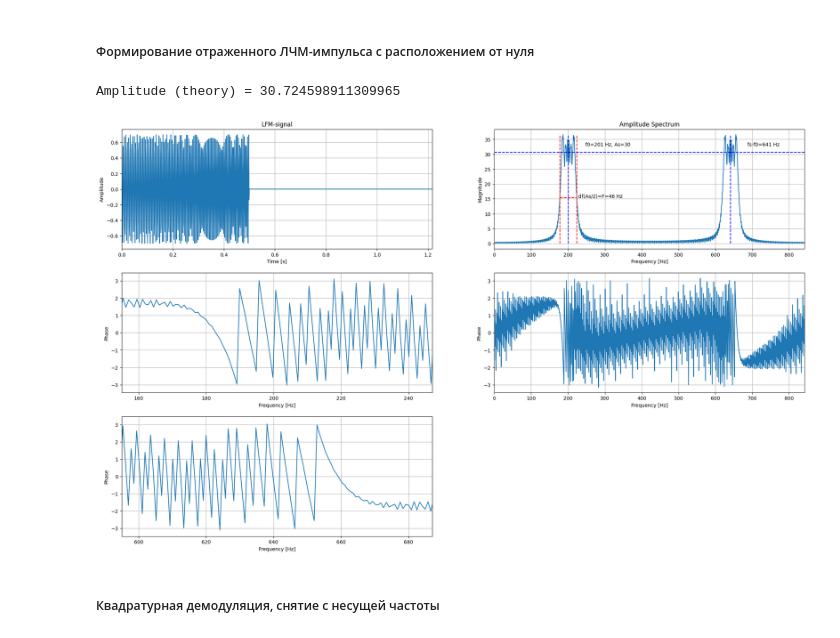
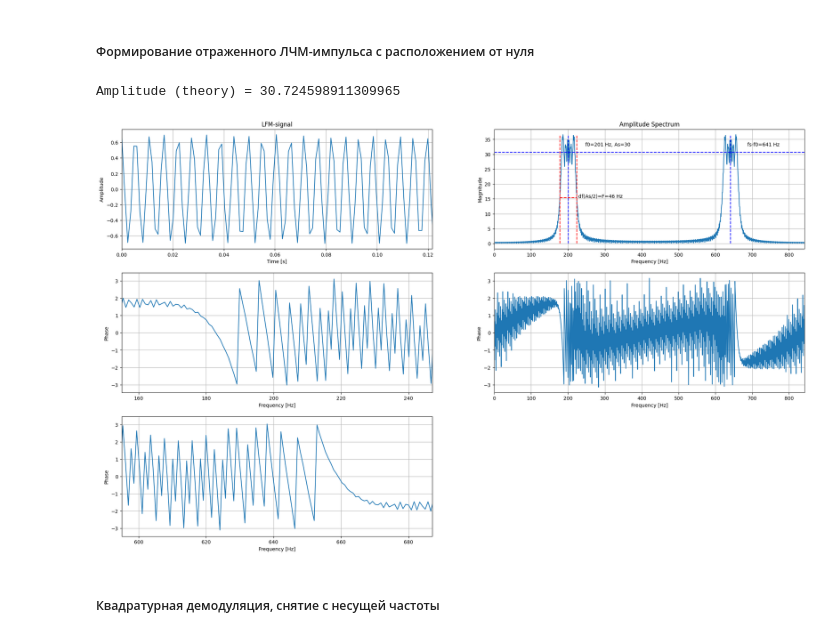
Before and after one commit to dmPetrow/labs_dsp, a Jupyter notebook: lab3.ipynb, the cells around one changed output. Drawn from its saved outputs; the diff is of its cells as text; code cells hidden in the pictures.

```diff
--- a/lab3.ipynb
+++ b/lab3.ipynb
@@ -97,6 +106,7 @@ Amplitude (theory) = 43.89228415901424
 # %% [markdown]
 ##### Формирование отраженного ЛЧМ-импульса с расположением от нуля
 # %%
+
 a = (df * T)/(Ni)
 b = 2 * f0 * T - df* T
 c = phi0 / np.pi
@@ -109,14 +119,13 @@ As = 0.5 * A * np.sqrt( Ni / (df * T))
 print( 'Amplitude (theory) =', As )
 
 sft = np.abs( fft( s ) )
-P = np.angle( fft( s ) )
+P = np.arctan2( np.imag( fft( s ) ), np.real( fft( s ) ) )
 
 plt.figure( figsize=( 25, 15 ) )
-
 plt.subplot( 3, 2, 1 )
 plt.title( 'LFM-signal' )
 plt.plot( tt, s )
-plt.xlim( [0, tau] )
+plt.xlim( [0, tau / 10] )
 plt.grid( True )
 plt.xlabel( 'Time [s]' )
 plt.ylabel( 'Amplitude' )
@@ -134,34 +143,34 @@ plt.annotate( ( ' df(As/2)=F=%d Hz'%df ), ( f0+df/2, As/2 ) )
 plt.plot( [fs-f0,fs-f0], [0, np.max(sft)], 'b--' )
 plt.annotate( ( 'fs-f0=%d Hz'%(fs-f0) ), ( fs-f0+df, As + 2 ) )
 plt.xlim( [0, fs] )
 plt.grid( True )
 plt.xlabel( 'Frequency [Hz]' )
 plt.ylabel( 'Magnitude' )
 
 plt.subplot( 3, 2, 4 )
 plt.plot( ff, P )
 plt.grid( True )
 plt.xlabel( 'Frequency [Hz]' )
 plt.ylabel( 'Phase' )
 plt.xlim( [0, fs] )
 
 plt.subplot( 3, 2, 3 )
 plt.plot( ff, P )
 plt.grid( True )
 plt.xlabel( 'Frequency [Hz]' )
 plt.ylabel( 'Phase' )
 plt.xlim( [f0-df, f0+df] )
 
 plt.subplot( 3, 2, 5 )
 plt.plot( ff, P )
 plt.grid( True )
 plt.xlabel( 'Frequency [Hz]' )
 plt.ylabel( 'Phase' )
 plt.xlim( [fs-f0-df, fs-f0+df] )
 plt.show()
 # %% [output]
 Amplitude (theory) = 30.724598911309965
-[figure, old version]
+[figure, new version]
 # %% [markdown]
 ##### Квадратурная демодуляция, снятие с несущей частоты
 # %%
```
Also changed, not shown: parts of 4 cells of this notebook.
